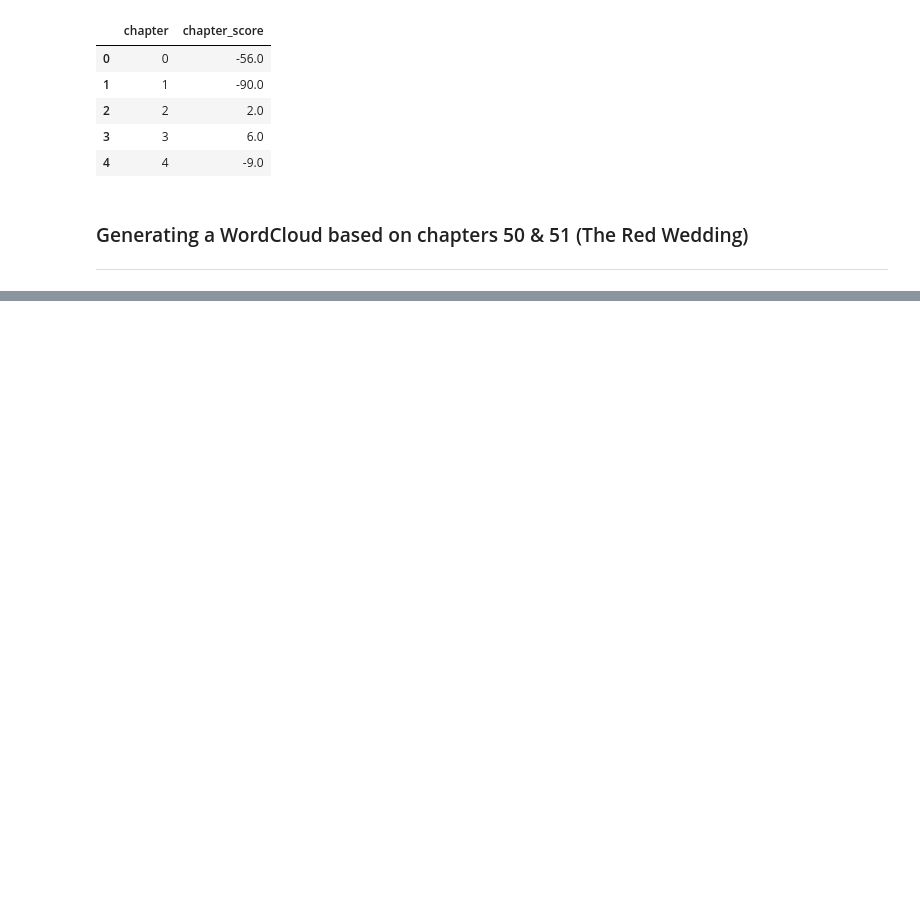
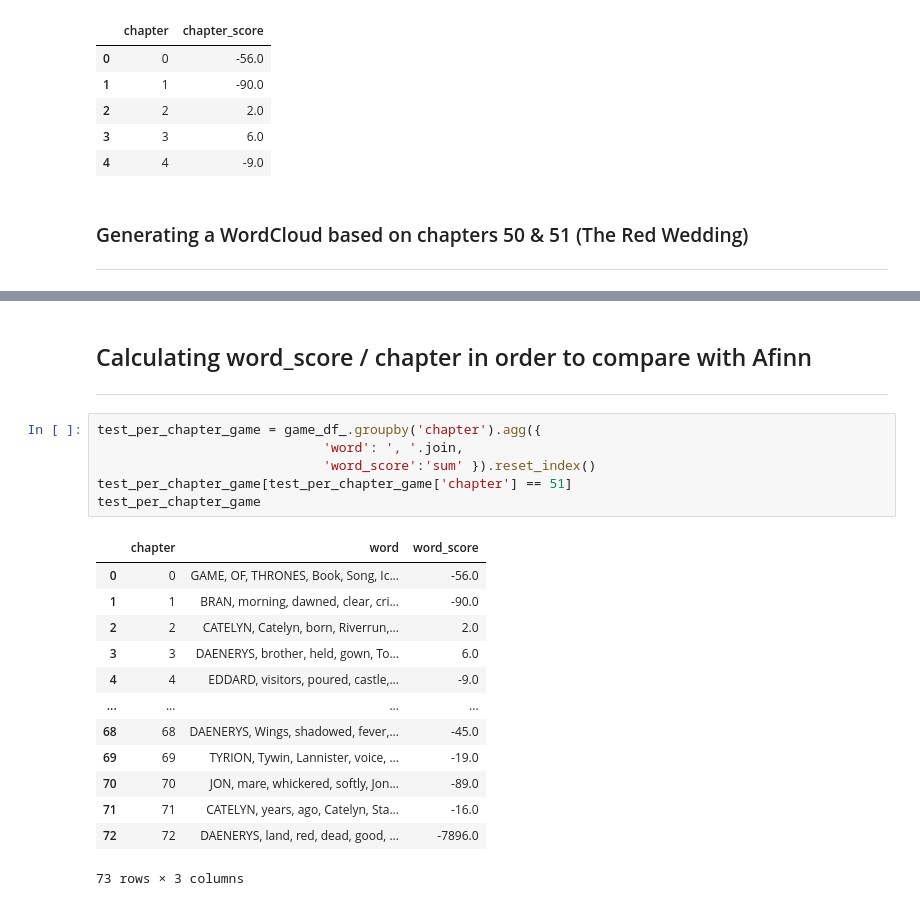
Before and after one commit to Suru-09/Data-Mining, a Jupyter notebook: notebooks/sentiment_analysis.ipynb, the cells around one changed output, grey strips where cells are left out. Saved outputs shown, nothing was run; the diff lists cells and outputs as text; blank space fills up the shorter version.

```diff
--- a/notebooks/sentiment_analysis.ipynb
+++ b/notebooks/sentiment_analysis.ipynb
@@ -170,0 +234,23 @@ plt.tight_layout(pad=0)
+# %% [markdown]
+## Calculating word_score / chapter in order to compare with Afinn
+-------
+# %%
+test_per_chapter_game = game_df_.groupby('chapter').agg({
+                             'word': ', '.join,
+                             'word_score':'sum' }).reset_index()
+test_per_chapter_game[test_per_chapter_game['chapter'] == 51]
+test_per_chapter_game
+# %% [output]
+|  | chapter | word | word_score |
+| 0 | 0 | GAME, OF, THRONES, Book, Song, Ic... | -56.0 |
+| 1 | 1 | BRAN, morning, dawned, clear, cri... | -90.0 |
+| 2 | 2 | CATELYN, Catelyn, born, Riverrun,... | 2.0 |
+| 3 | 3 | DAENERYS, brother, held, gown, To... | 6.0 |
+| 4 | 4 | EDDARD, visitors, poured, castle,... | -9.0 |
+| ... | ... | ... | ... |
+| 68 | 68 | DAENERYS, Wings, shadowed, fever,... | -45.0 |
+| 69 | 69 | TYRION, Tywin, Lannister, voice, ... | -19.0 |
+| 70 | 70 | JON, mare, whickered, softly, Jon... | -89.0 |
+| 71 | 71 | CATELYN, years, ago, Catelyn, Sta... | -16.0 |
+| 72 | 72 | DAENERYS, land, red, dead, good, ... | -7896.0 |
+73 rows × 3 columns
```
Also changed, not shown: parts of 23 cells of this notebook, 1 other file.
